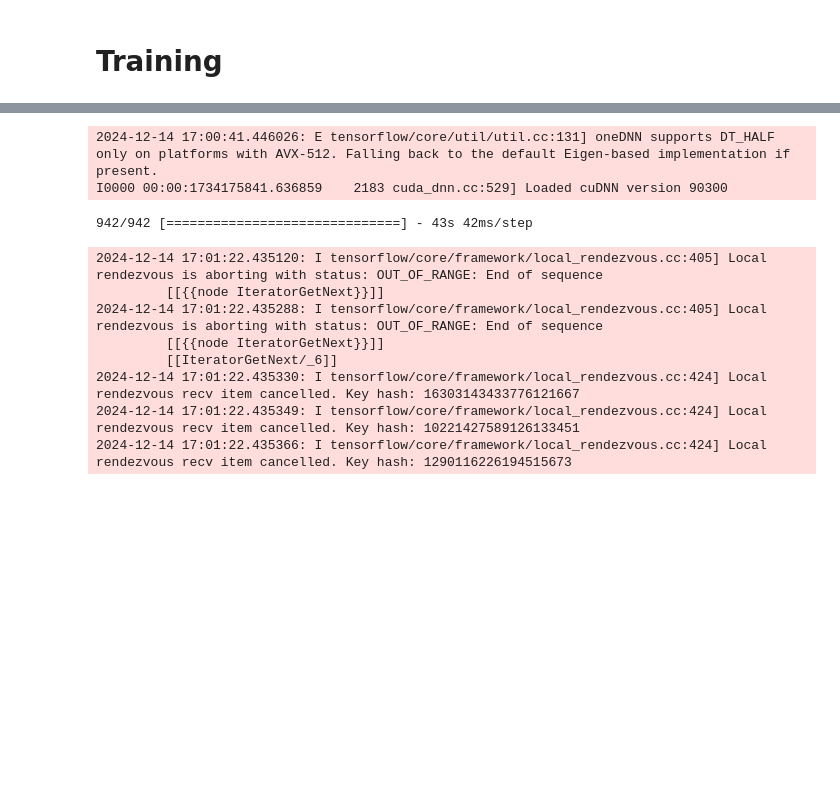
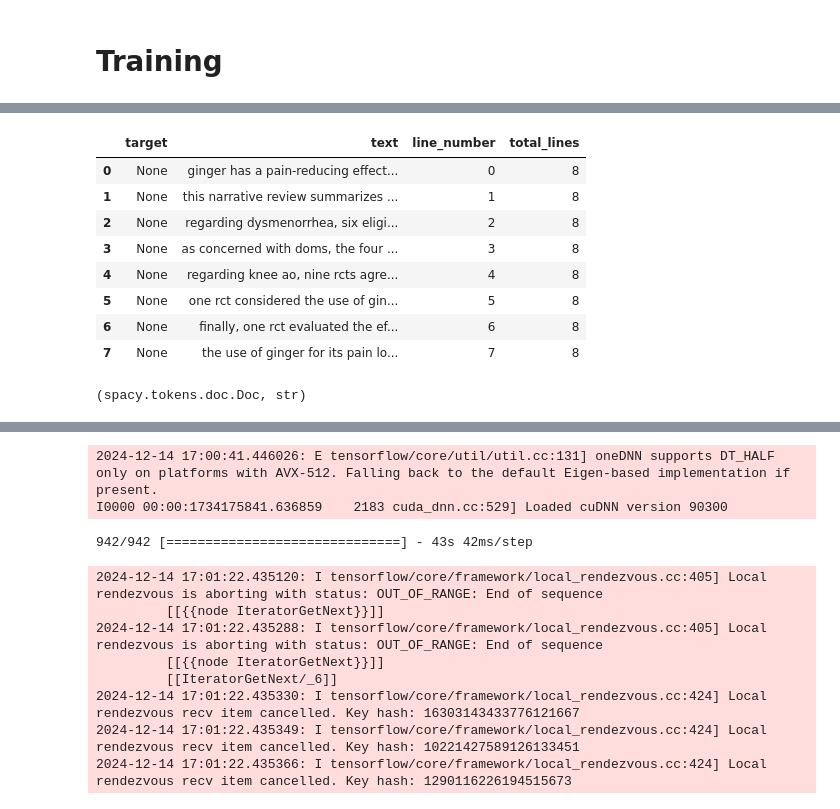
Before and after one commit to yehandineth/RCT-Structuring-model, a Jupyter notebook: test.ipynb, the cells around one changed output, grey strips where cells are left out. Saved outputs shown, nothing was run; the diff lists cells and outputs as text; code cells hidden in the pictures; blank space fills up the shorter version.

Commit message:
updated usage of real world text documents

```diff
--- a/test.ipynb
+++ b/test.ipynb
@@ -13,0 +39,29 @@ import keras as k
+# %%
+nlp = spacy.load('en_core_web_sm')
+# %%
+text = 'Ginger has a pain-reducing effect and it can modulate pain through various mechanisms: inhibition of prostaglandins via the COX and LOX-pathways, antioxidant activity, inibition of the transcription factor nf-kB, or acting as agonist of vanilloid nociceptor. This narrative review summarizes the last 10-year of randomized controlled trials (RCTs), in which ginger was traditionally used as a pain reliever for dysmenorrhea, delayed onset muscle soreness (DOMS), osteoarthritis (AO), chronic low back pain (CLBP), and migraine. Regarding dysmenorrhea, six eligible studies suggest a promising effect of oral ginger. As concerned with DOMS, the four eligible RCTs suggested a reduction of inflammation after oral and topical ginger administration. Regarding knee AO, nine RCTs agree in stating that oral and topical use of ginger seems to be effective against pain, while other did not find significant differences. One RCT considered the use of ginger in migraine and suggested its beneficial activity. Finally, one RCT evaluated the effects of Swedish massage with aromatic ginger oil on CLBP demonstrated a reduction in pain. The use of ginger for its pain lowering effect is safe and promising, even though more studies are needed to create a consensus about the dosage of ginger useful for long-term therapy.'
+# %%
+import spacy
+abstract = []
+nlp = spacy.load('en_core_web_sm')
+for i,sent in enumerate(nlp(text).sents):
+    abstract.append(
+        {
+            'target': None,
+            'text': str(sent).lower(),
+            'line_number': i,
+        }
+    )
+df = pd.DataFrame(abstract)
+df['total_lines'] = i+1
+df
+# %% [output]
+|  | target | text | line_number | total_lines |
+| 0 | None | ginger has a pain-reducing effect... | 0 | 8 |
+| 1 | None | this narrative review summarizes ... | 1 | 8 |
+| 2 | None | regarding dysmenorrhea, six eligi... | 2 | 8 |
+| 3 | None | as concerned with doms, the four ... | 3 | 8 |
+| 4 | None | regarding knee ao, nine rcts agre... | 4 | 8 |
+| 5 | None | one rct considered the use of gin... | 5 | 8 |
+| 6 | None | finally, one rct evaluated the ef... | 6 | 8 |
+| 7 | None | the use of ginger for its pain lo... | 7 | 8 |
@@ -13,0 +70,4 @@ import keras as k
+# %%
+type(doc), type(text)
+# %% [output]
+(spacy.tokens.doc.Doc, str)
```
Also changed, not shown: parts of 13 cells of this notebook, 8 other files.
